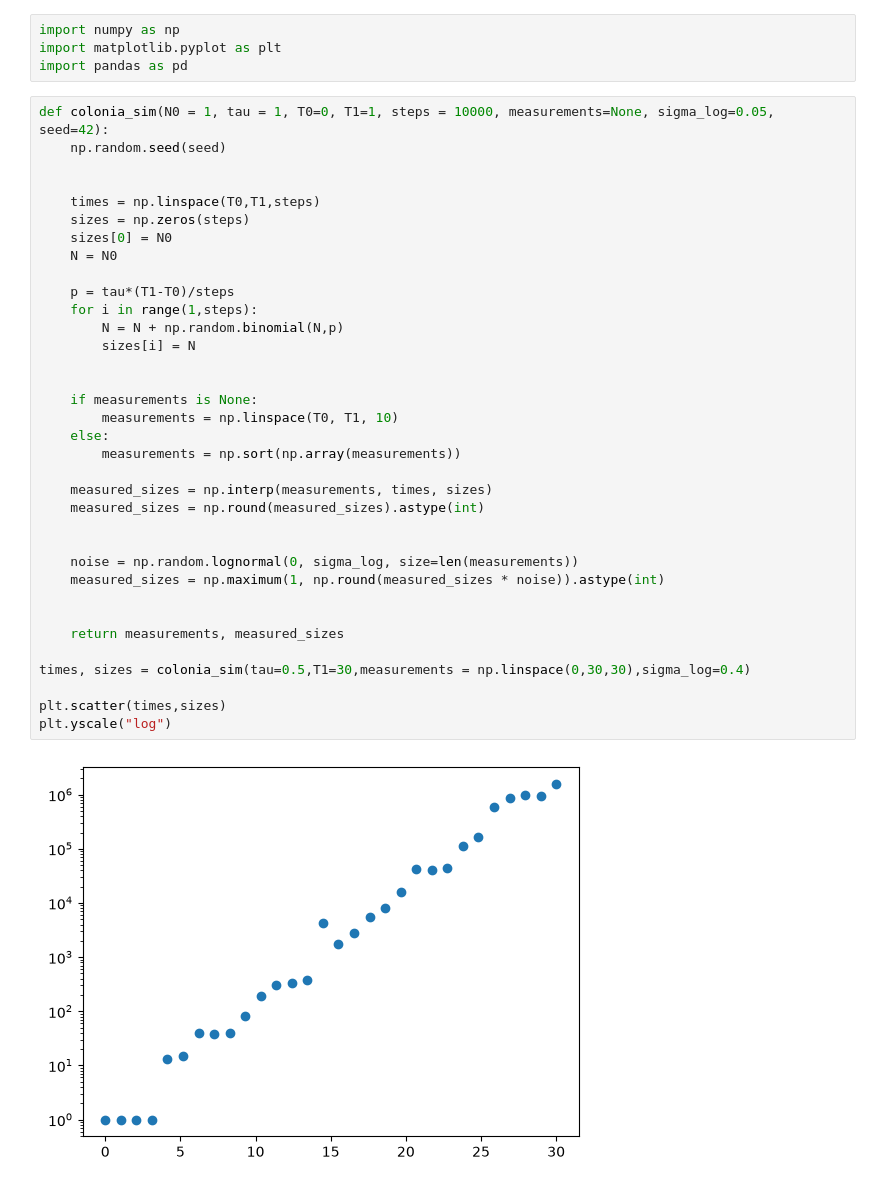
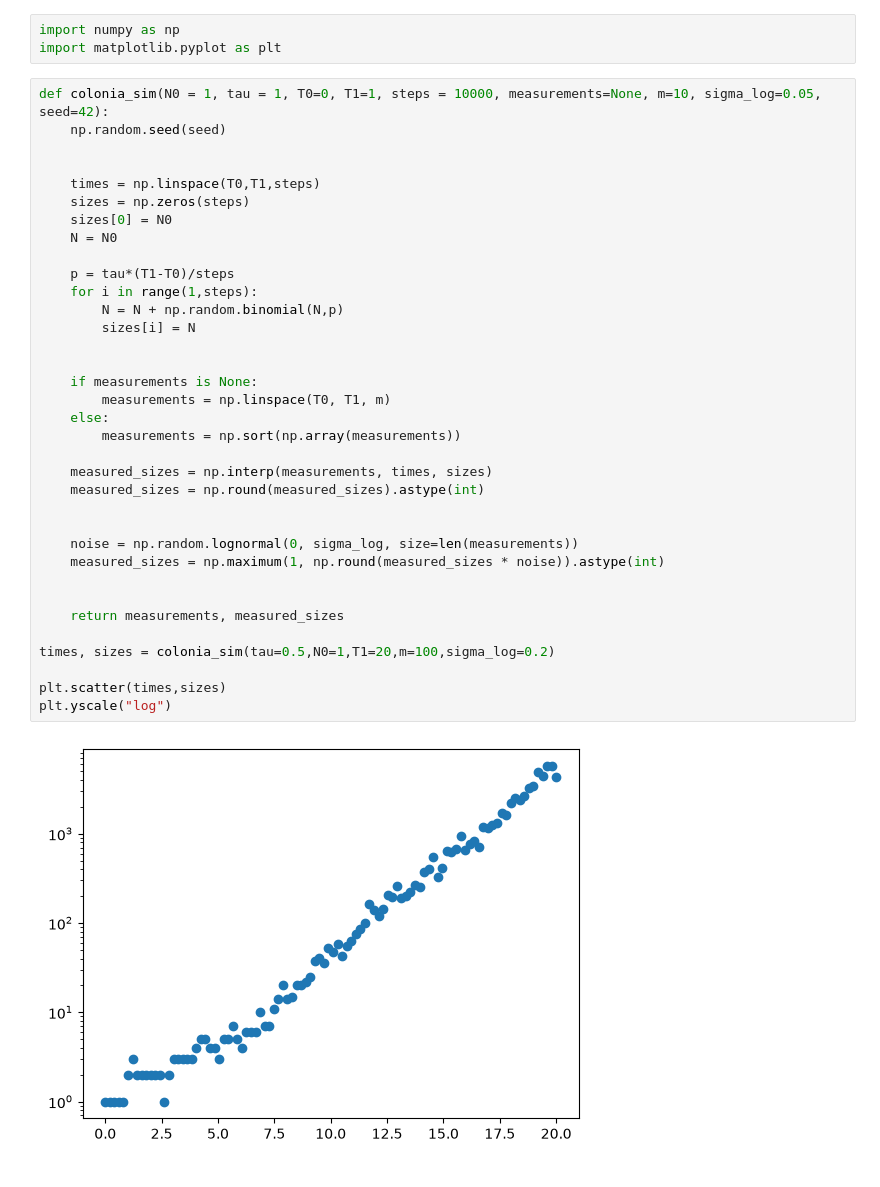
Before and after one commit to ANanniniS/inferencia-bayesiana, a Jupyter notebook: practicas/colonia-celular.ipynb, the cells around one changed output. Cells and saved outputs as stored; diff of their text form.

```diff
--- a/practicas/colonia-celular.ipynb
+++ b/practicas/colonia-celular.ipynb
@@ -1,41 +1,40 @@
 # %%
 import numpy as np
 import matplotlib.pyplot as plt
-import pandas as pd
 # %%
-def colonia_sim(N0 = 1, tau = 1, T0=0, T1=1, steps = 10000, measurements=None, sigma_log=0.05, seed=42):
+def colonia_sim(N0 = 1, tau = 1, T0=0, T1=1, steps = 10000, measurements=None, m=10, sigma_log=0.05, seed=42):
     np.random.seed(seed)
 
 
     times = np.linspace(T0,T1,steps)
     sizes = np.zeros(steps)
     sizes[0] = N0
     N = N0
 
     p = tau*(T1-T0)/steps
     for i in range(1,steps):
         N = N + np.random.binomial(N,p)
         sizes[i] = N
 
 
     if measurements is None:
-        measurements = np.linspace(T0, T1, 10)
+        measurements = np.linspace(T0, T1, m)
     else:
         measurements = np.sort(np.array(measurements))
 
     measured_sizes = np.interp(measurements, times, sizes)
     measured_sizes = np.round(measured_sizes).astype(int)
 
 
     noise = np.random.lognormal(0, sigma_log, size=len(measurements))
     measured_sizes = np.maximum(1, np.round(measured_sizes * noise)).astype(int)
 
 
     return measurements, measured_sizes
 
-times, sizes = colonia_sim(tau=0.5,T1=30,measurements = np.linspace(0,30,30),sigma_log=0.4)
+times, sizes = colonia_sim(tau=0.5,N0=1,T1=20,m=100,sigma_log=0.2)
 
 plt.scatter(times,sizes)
 plt.yscale("log")
 # %% [output]
-[figure, old version]
+[figure, new version]
```
Also changed, not shown: parts of 10 cells of this notebook, 5 other files.
